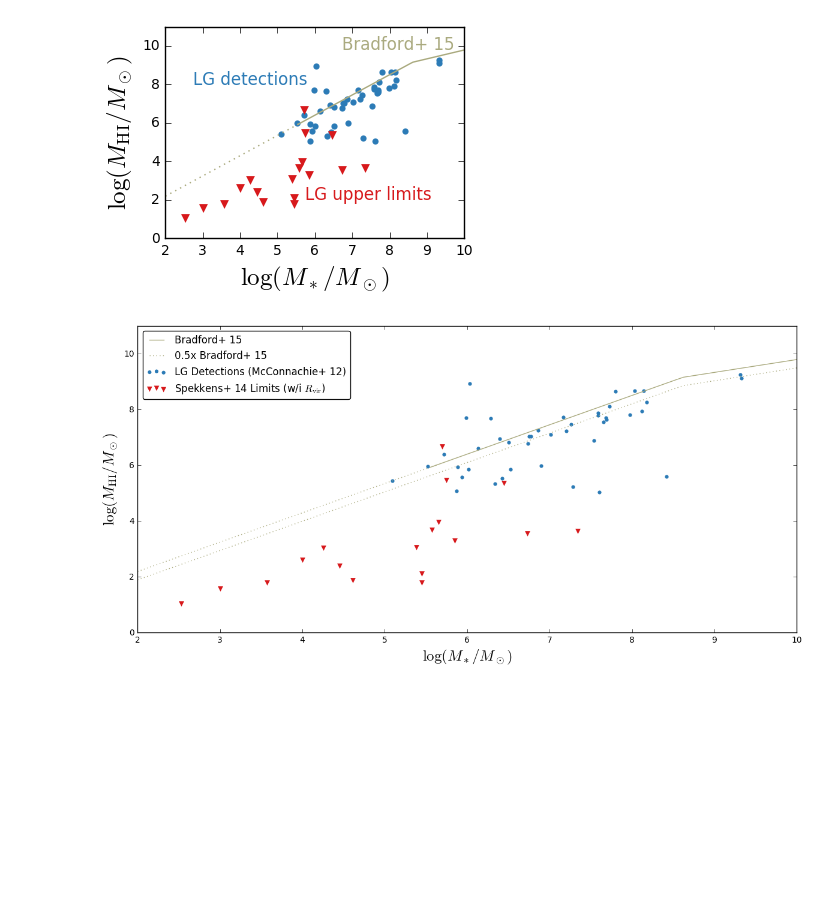
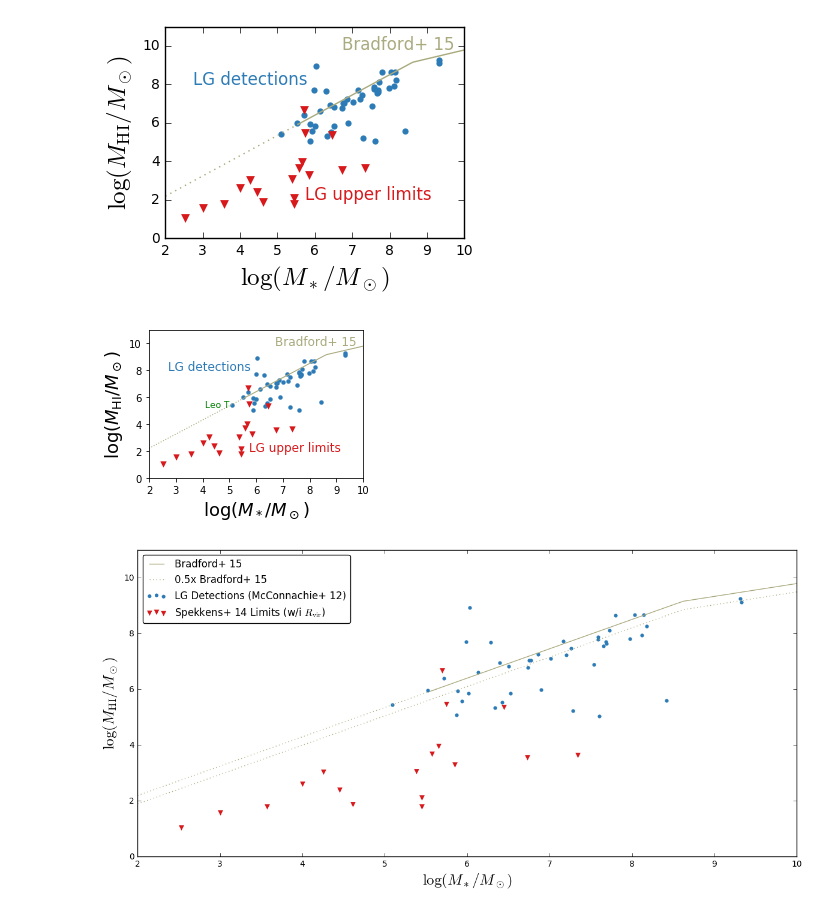
Before and after one commit to eteq/galvis, a Jupyter notebook: MHI-relations.ipynb, the cells around one changed output. Drawn from its saved outputs; the diff is of its cells as text; code cells hidden in the pictures; blank space fills up the shorter version.

```diff
--- a/MHI-relations.ipynb
+++ b/MHI-relations.ipynb
@@ -188,6 +188,21 @@ make_mhi_plot(scaling=1, annotation=True, legend=False)
 #plt.savefig('mstarmhi.png')
 # %% [output]
 [figure]
+# %%
+# the version to save with LeoT annotation
+plt.figure(figsize=(4,3))
+make_mhi_plot(scaling=1, annotation=True, legend=False)
+plt.xticks(np.arange(9)+2)
+
+leot_msk = mcconn_tab['Name']=='Leo T'
+leotx, leoty = mcc_lmstar[leot_msk],  np.log10(mcconn_tab['MHI'][leot_msk])+6
+
+plt.text(leotx-.1, leoty, 'Leo T', ha='right', va='center',color=(0, .5, 0), fontsize=9)
+
+#plt.savefig('mstarmhi_wleot.pdf')
+#plt.savefig('mstarmhi_wleot.png')
+# %% [output]
+[figure, added]
 # %%
 plt.figure(figsize=(12,6))
 make_mhi_plot(scaled_brad=0.5, legend=True, annotation=False)
```
